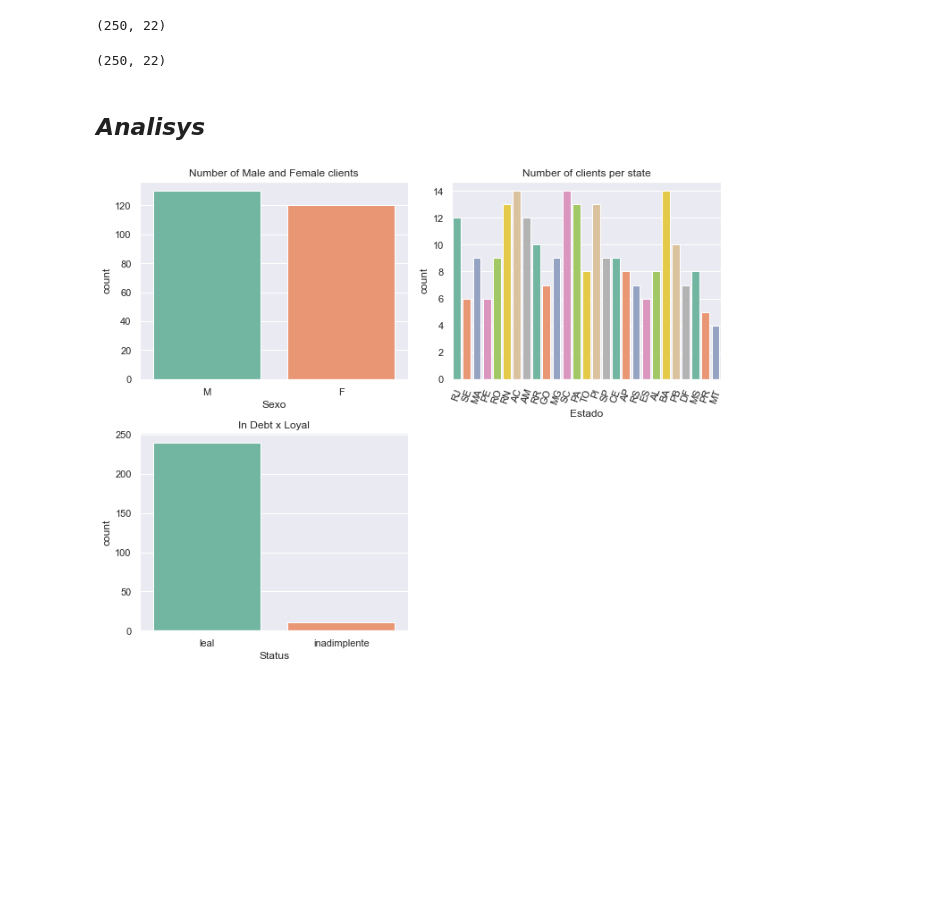
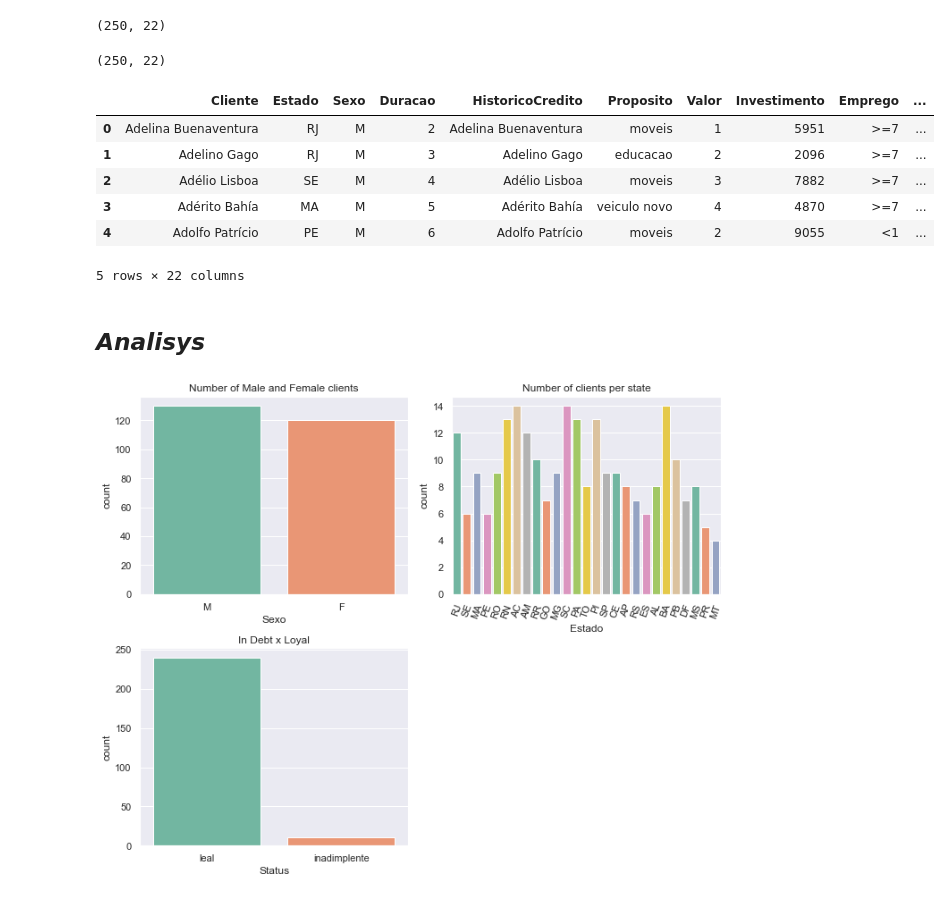
Before and after one commit to Massato01/WBK-Clients-Prediction, a Jupyter notebook: scripts/WBKClientsEDA.ipynb, the cells around one changed output. Drawn from its saved outputs; the diff is of its cells as text; code cells hidden in the pictures; blank space fills up the shorter version.

```diff
--- a/scripts/WBKClientsEDA.ipynb
+++ b/scripts/WBKClientsEDA.ipynb
@@ -124,5 +108,15 @@ df_NND = pd.read_csv('..\\scripts\\WBKCnonNumeric.csv')
 df_NND.shape
 # %% [output]
 (250, 22)
+# %%
+df_NND.head()
+# %% [output]
+|  | Cliente | Estado | Sexo | Duracao | HistoricoCredito | Proposito | Valor | Investimento | Emprego | ... |
+| 0 | Adelina Buenaventura | RJ | M | 2 | Adelina Buenaventura | moveis | 1 | 5951 | >=7 | ... |
+| 1 | Adelino Gago | RJ | M | 3 | Adelino Gago | educacao | 2 | 2096 | >=7 | ... |
+| 2 | Adélio Lisboa | SE | M | 4 | Adélio Lisboa | moveis | 3 | 7882 | >=7 | ... |
+| 3 | Adérito Bahía | MA | M | 5 | Adérito Bahía | veiculo novo | 4 | 4870 | >=7 | ... |
+| 4 | Adolfo Patrício | PE | M | 6 | Adolfo Patrício | moveis | 2 | 9055 | <1 | ... |
+5 rows × 22 columns
 # %% [markdown]
 ## ***Analisys***
```
Also changed, not shown: parts of 15 cells of this notebook, 1 other file.
